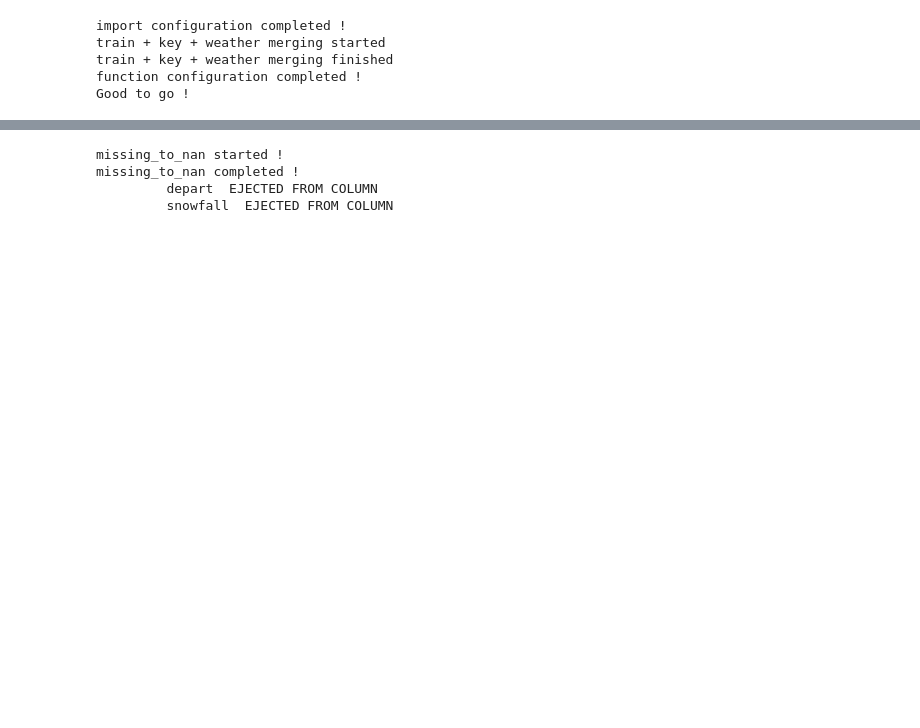
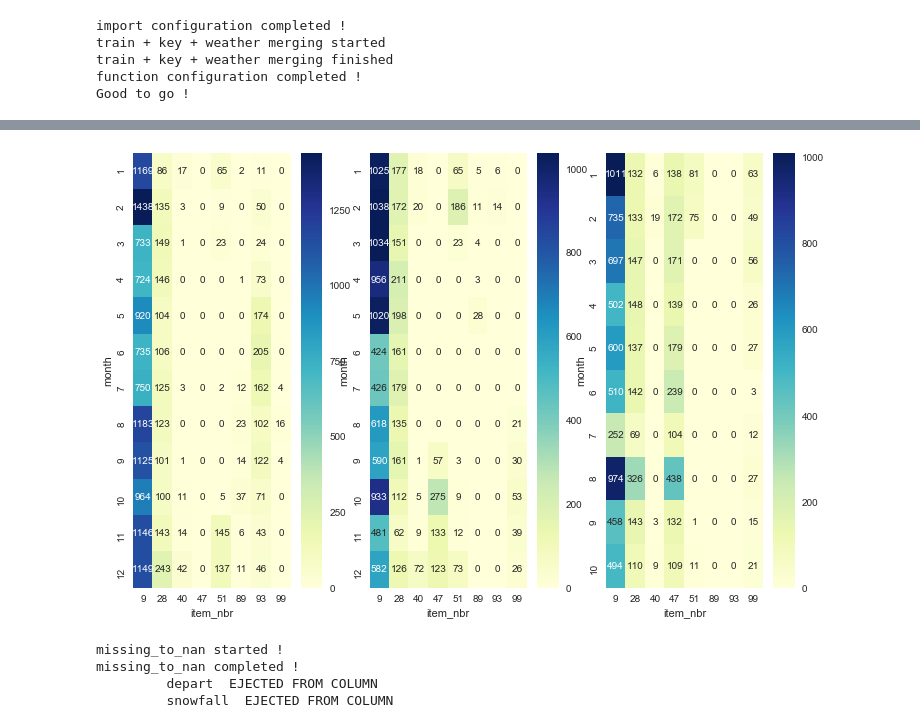
Before and after one commit to lucaseo/dss7-walmart-project, a Jupyter notebook: jw/fill_missing_by_closest.ipynb, the cells around one changed output, grey strips where cells are left out. Cells and saved outputs as stored; diff of their text form; code cells hidden in the pictures; blank space fills up the shorter version.

```diff
--- a/jw/fill_missing_by_closest.ipynb
+++ b/jw/fill_missing_by_closest.ipynb
@@ -11,3 +15,7 @@ Good to go !
+# %%
+item_nbr_tendency(1)
+# %% [output]
+[figure, added]
 # %%
 def missing_to_nan_weather(station_nbr):
     print('missing_to_nan started !')
```
Also changed, not shown: parts of 23 cells of this notebook, 46 other files.
